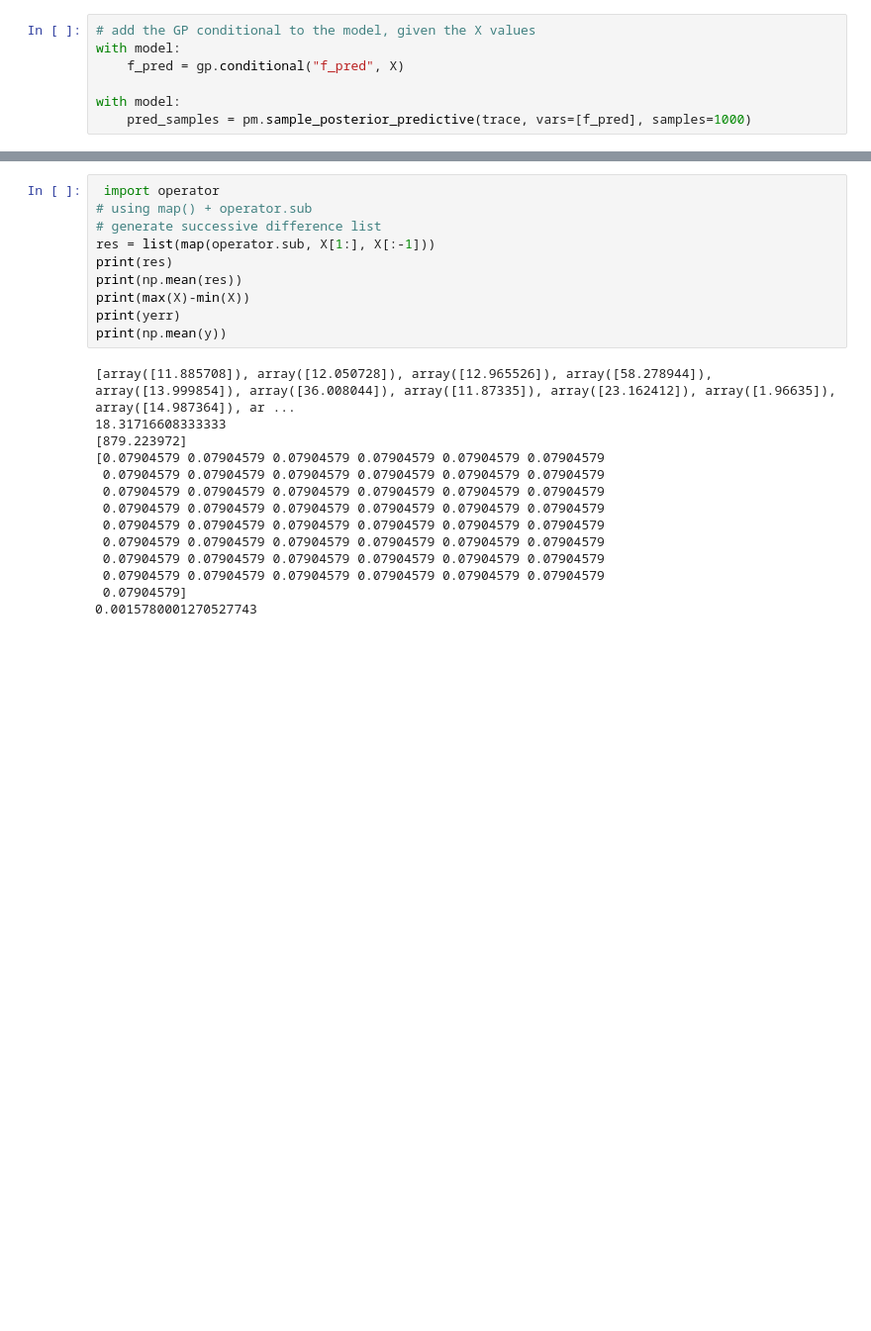
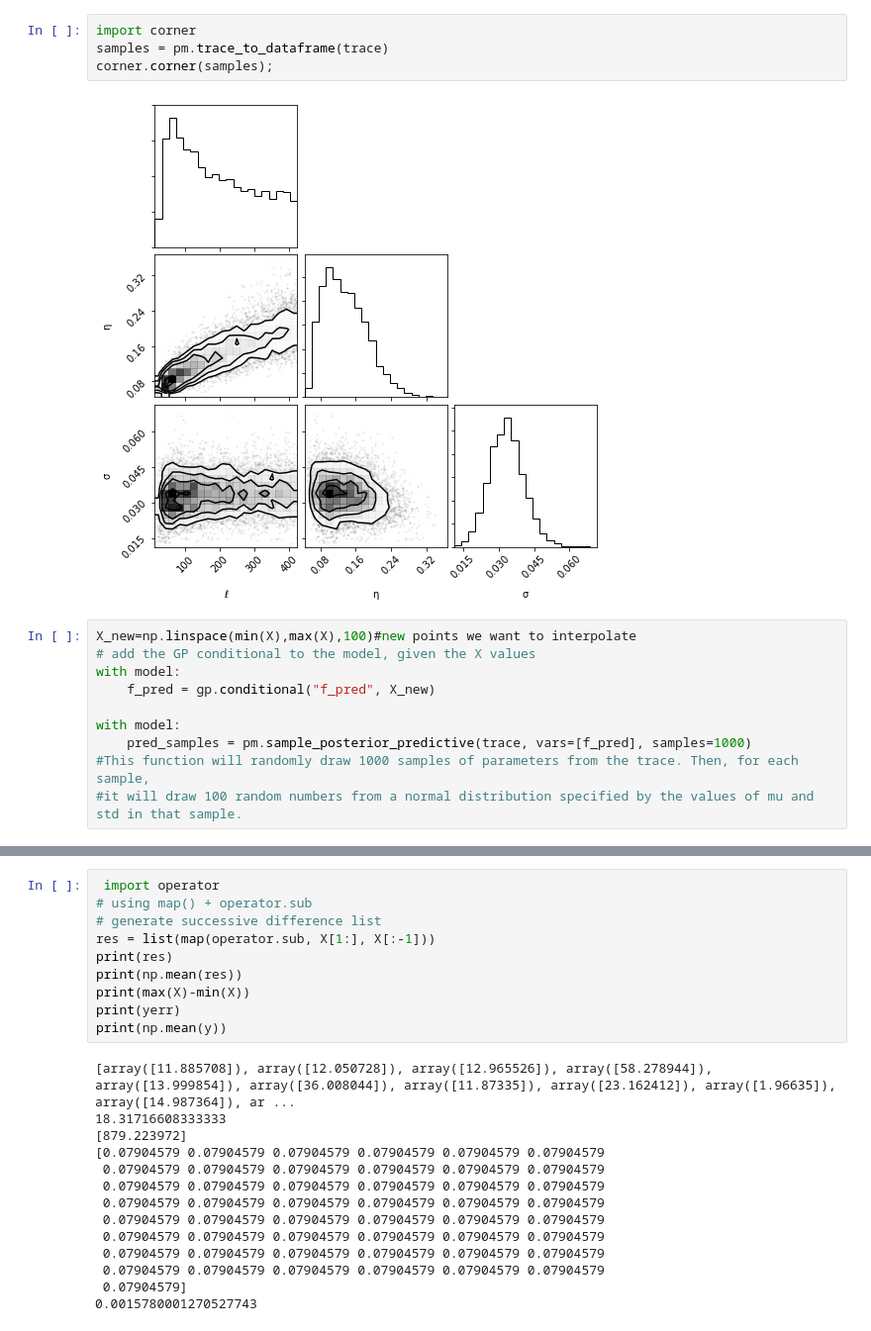
Before and after one commit to MalteBrinch/Master-Thesis-Code, a Jupyter notebook: Continuum model CAR(1).ipynb, the cells around one changed output, grey strips where cells are left out. Shown at 99% size. Drawn from its saved outputs; the diff is of its cells as text; blank space fills up the shorter version.

```diff
--- a/Continuum model CAR(1).ipynb
+++ b/Continuum model CAR(1).ipynb
@@ -176,8 +187,17 @@ pm.summary(trace)
+# %%
+import corner
+samples = pm.trace_to_dataframe(trace)
+corner.corner(samples);
+# %% [output]
+[figure, added]
 # %%
+X_new=np.linspace(min(X),max(X),100)#new points we want to interpolate
 # add the GP conditional to the model, given the X values
 with model:
-    f_pred = gp.conditional("f_pred", X)
+    f_pred = gp.conditional("f_pred", X_new)
 
 with model:
     pred_samples = pm.sample_posterior_predictive(trace, vars=[f_pred], samples=1000)
+#This function will randomly draw 1000 samples of parameters from the trace. Then, for each sample,
+#it will draw 100 random numbers from a normal distribution specified by the values of mu and std in that sample.
 # %%
```
Also changed, not shown: parts of 28 cells of this notebook.
